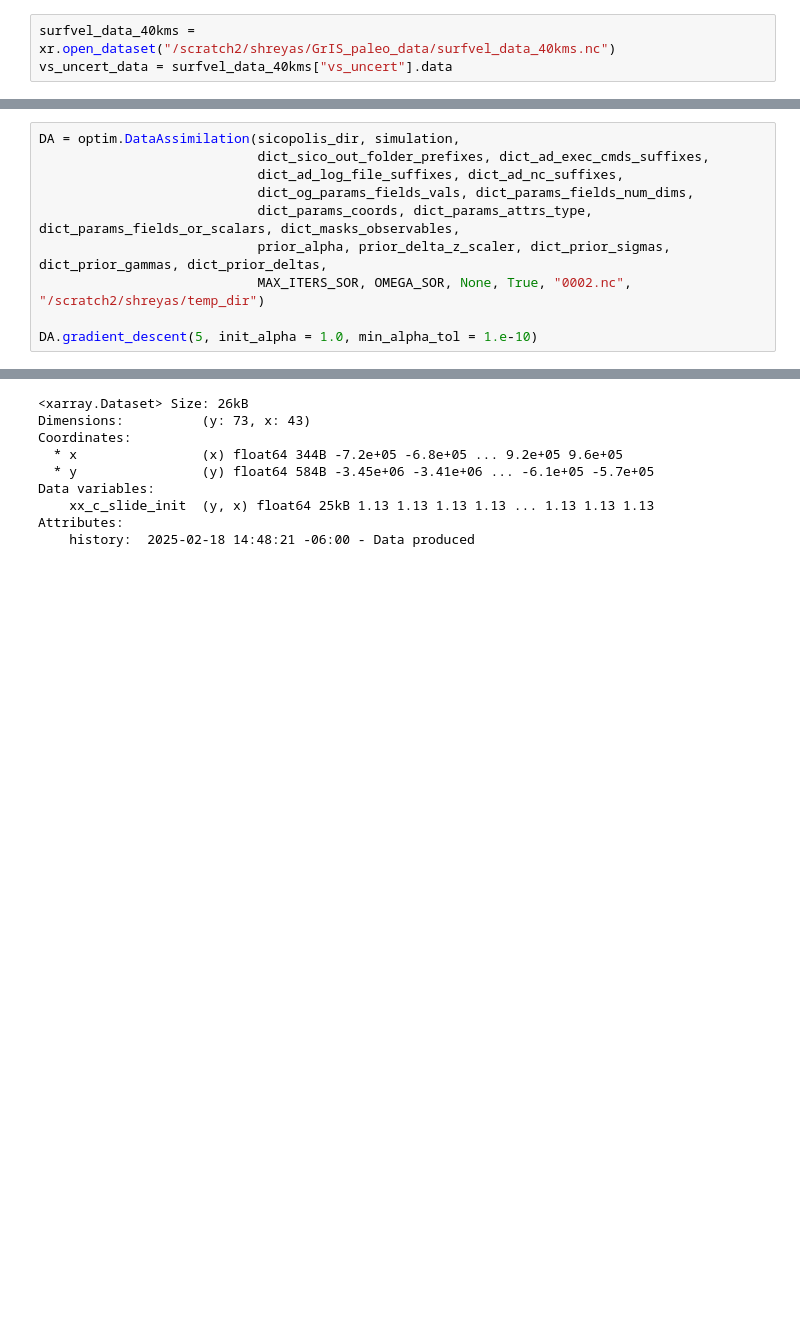
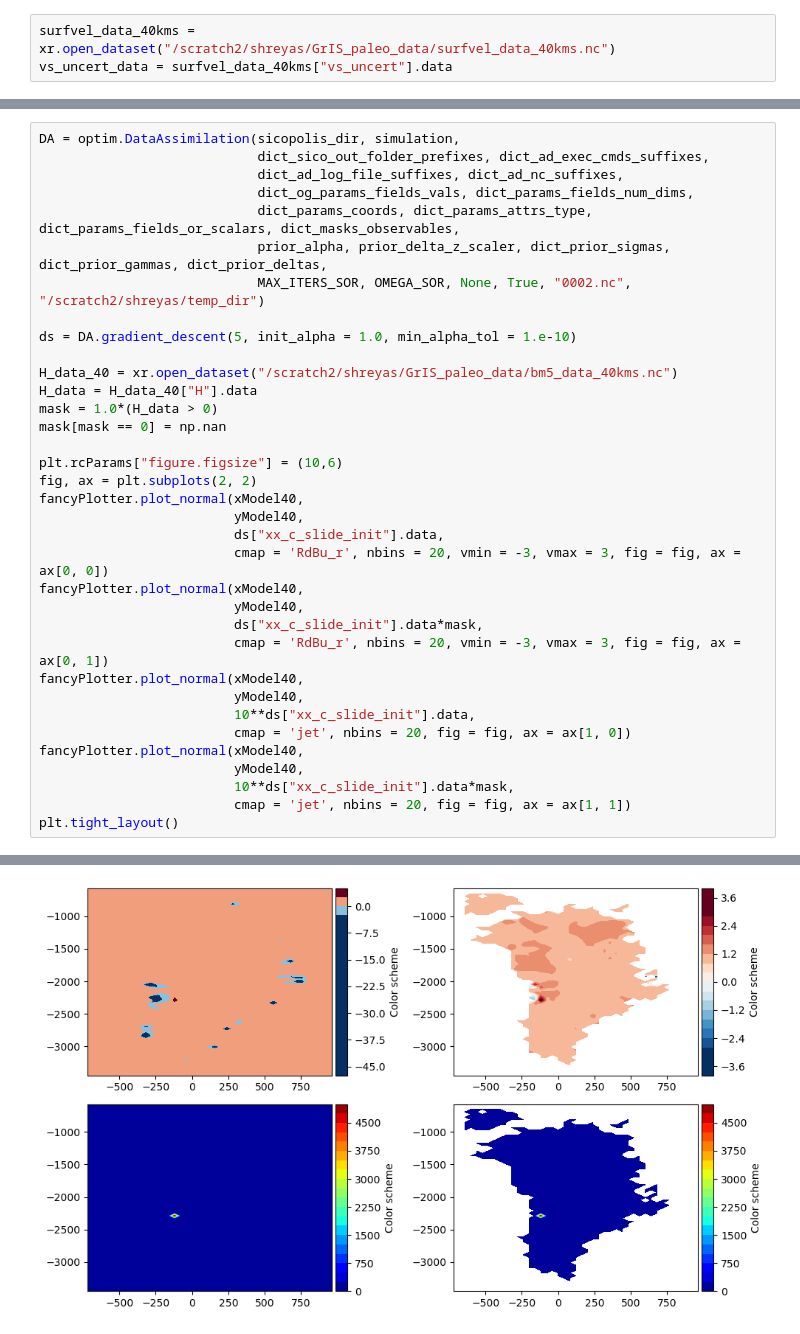
Before and after one commit to Shreyas911/pySICOPOLIS, a Jupyter notebook: examples/jupyter_notebooks/optim_tuneCS.ipynb, the cells around one changed output, grey strips where cells are left out. Saved outputs shown, nothing was run; the diff lists cells and outputs as text; blank space fills up the shorter version.

```diff
--- a/examples/jupyter_notebooks/optim_tuneCS.ipynb
+++ b/examples/jupyter_notebooks/optim_tuneCS.ipynb
@@ -219,7 +221,32 @@ DA = optim.DataAssimilation(sicopolis_dir, simulation,
                             prior_alpha, prior_delta_z_scaler, dict_prior_sigmas, dict_prior_gammas, dict_prior_deltas,
                             MAX_ITERS_SOR, OMEGA_SOR, None, True, "0002.nc", "/scratch2/shreyas/temp_dir")
 
-DA.gradient_descent(5, init_alpha = 1.0, min_alpha_tol = 1.e-10)
+ds = DA.gradient_descent(5, init_alpha = 1.0, min_alpha_tol = 1.e-10)
+
+H_data_40 = xr.open_dataset("/scratch2/shreyas/GrIS_paleo_data/bm5_data_40kms.nc")
+H_data = H_data_40["H"].data
+mask = 1.0*(H_data > 0)
+mask[mask == 0] = np.nan
+
+plt.rcParams["figure.figsize"] = (10,6)
+fig, ax = plt.subplots(2, 2)
+fancyPlotter.plot_normal(xModel40,
+                         yModel40,
+                         ds["xx_c_slide_init"].data,
+                         cmap = 'RdBu_r', nbins = 20, vmin = -3, vmax = 3, fig = fig, ax = ax[0, 0])
+fancyPlotter.plot_normal(xModel40,
+                         yModel40,
+                         ds["xx_c_slide_init"].data*mask,
+                         cmap = 'RdBu_r', nbins = 20, vmin = -3, vmax = 3, fig = fig, ax = ax[0, 1])
+fancyPlotter.plot_normal(xModel40,
+                         yModel40,
+                         10**ds["xx_c_slide_init"].data,
+                         cmap = 'jet', nbins = 20, fig = fig, ax = ax[1, 0])
+fancyPlotter.plot_normal(xModel40,
+                         yModel40,
+                         10**ds["xx_c_slide_init"].data*mask,
+                         cmap = 'jet', nbins = 20, fig = fig, ax = ax[1, 1])
+plt.tight_layout()
 # %% [output]
 ---------------------------------------------------------------------------------------------------------------
 iter 0, fc = 124351.25048805274, fc_data = 124351.25048805274, fc_reg = 0.0
@@ -240,13 +267,5 @@ iter 5, fc = 49214.17551269674, fc_data = 3662.236851425938, fc_reg = 45551.9386
 ---------------------------------------------------------------------------------------------------------------
-<xarray.Dataset> Size: 26kB
-Dimensions:          (y: 73, x: 43)
-Coordinates:
-  * x                (x) float64 344B -7.2e+05 -6.8e+05 ... 9.2e+05 9.6e+05
-  * y                (y) float64 584B -3.45e+06 -3.41e+06 ... -6.1e+05 -5.7e+05
-Data variables:
-    xx_c_slide_init  (y, x) float64 25kB 1.13 1.13 1.13 1.13 ... 1.13 1.13 1.13
-Attributes:
-    history:  2025-02-18 14:48:21 -06:00 - Data produced
+[figure, added]
 # %%
 DA = optim.DataAssimilation(sicopolis_dir, simulation,
                             dict_sico_out_folder_prefixes, dict_ad_exec_cmds_suffixes,
```
Also changed, not shown: parts of 17 cells of this notebook.
